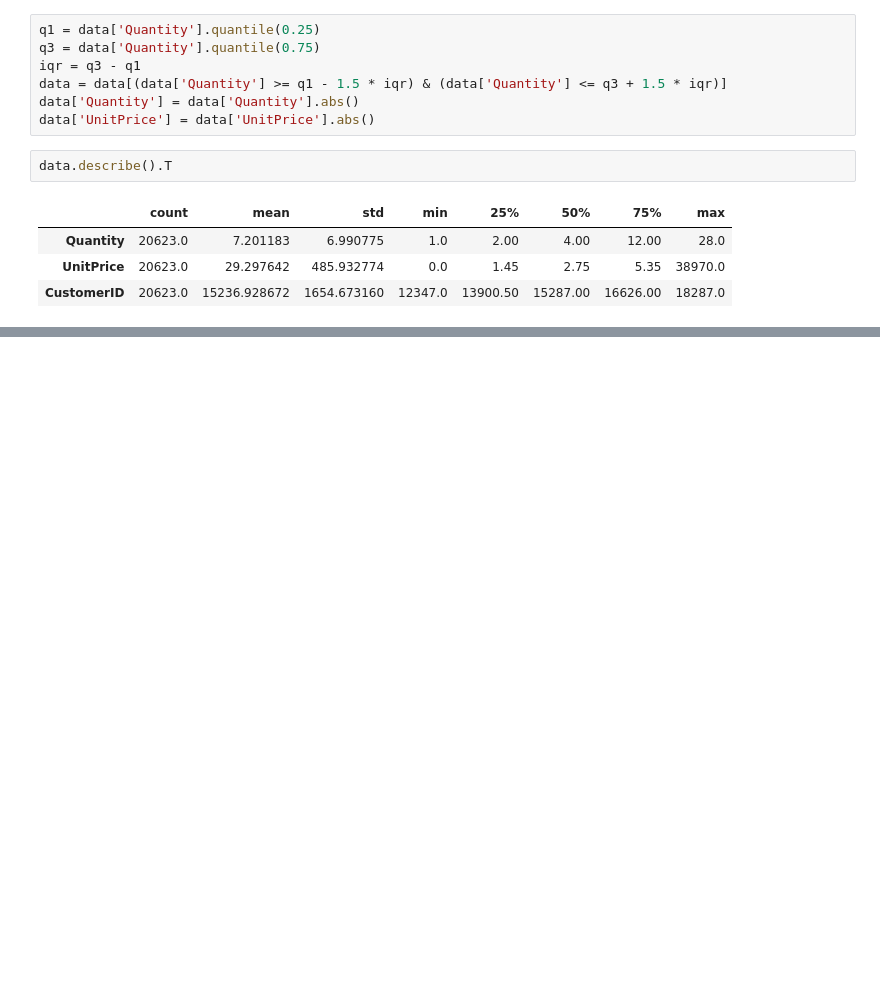
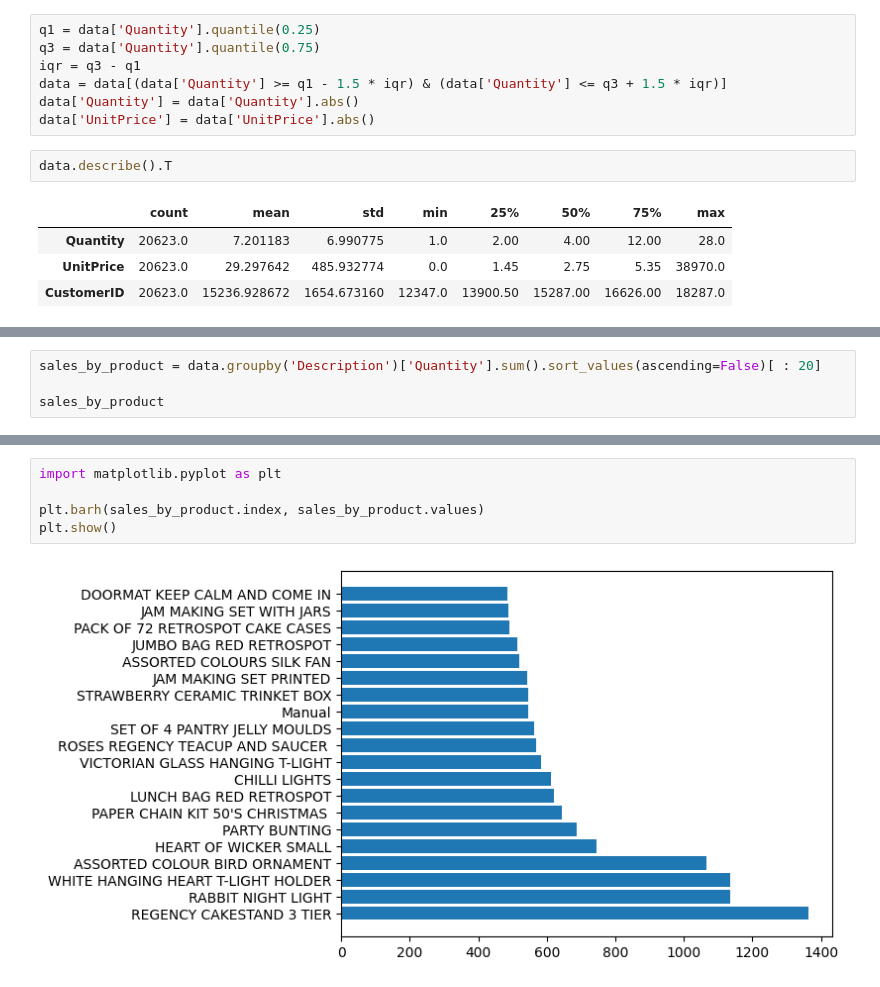
Before and after one commit to ArjunVylat/E-commerce-Purchase-Analysis, a Jupyter notebook: Customer Purchase Analysis for E-Commerce Website.ipynb, the cells around one changed output, grey strips where cells are left out. Drawn from its saved outputs; the diff is of its cells as text; blank space fills up the shorter version.

```diff
--- a/Customer Purchase Analysis for E-Commerce Website.ipynb
+++ b/Customer Purchase Analysis for E-Commerce Website.ipynb
@@ -32,0 +35,4 @@ data.describe().T
+# %%
+sales_by_product = data.groupby('Description')['Quantity'].sum().sort_values(ascending=False)[ : 20]
+
+sales_by_product
@@ -32,0 +57,7 @@ data.describe().T
+# %%
+import matplotlib.pyplot as plt
+
+plt.barh(sales_by_product.index, sales_by_product.values)
+plt.show()
+# %% [output]
+[figure, added]
```
Also changed, not shown: parts of 4 cells of this notebook.
